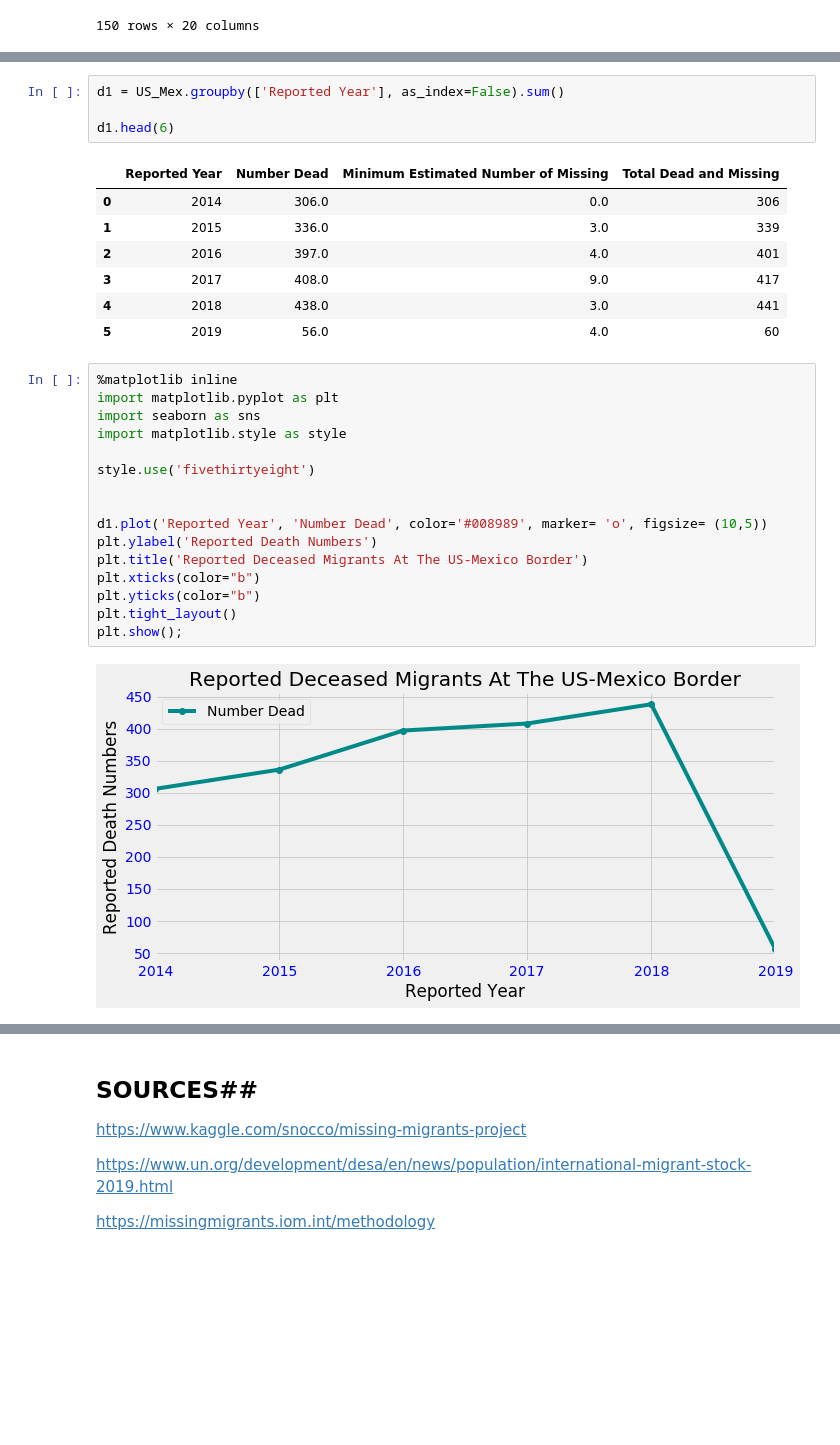
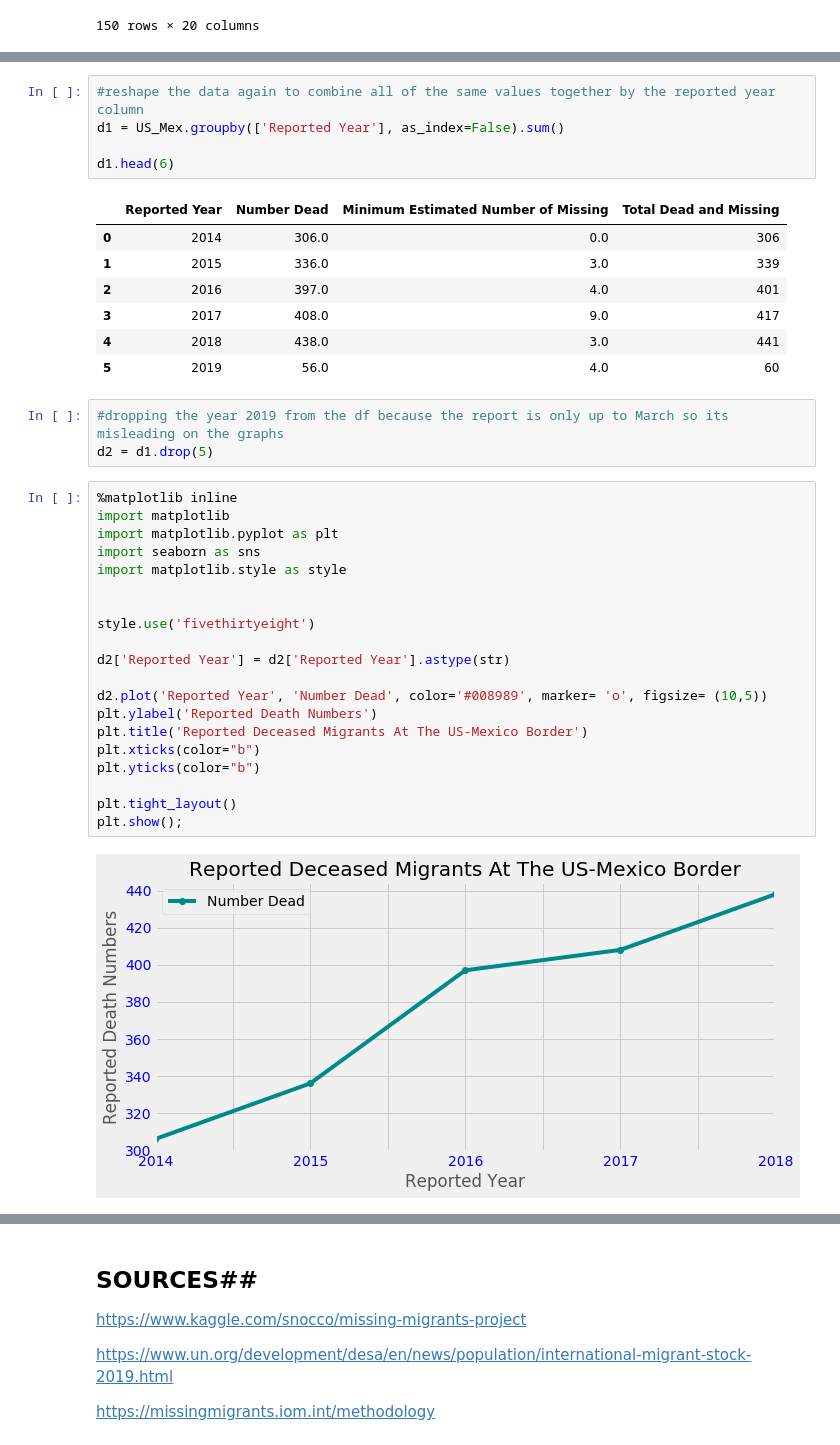
Before and after one commit to hyamynl619/Build-Projects, a Jupyter notebook: Build_1.ipynb, the cells around one changed output, grey strips where cells are left out. Drawn from its saved outputs; the diff is of its cells as text; blank space fills up the shorter version.

```diff
--- a/Build_1.ipynb
+++ b/Build_1.ipynb
@@ -93,4 +97,5 @@ US_Mex.fillna(0)
 # %%
+#reshape the data again to combine all of the same values together by the reported year column
 d1 = US_Mex.groupby(['Reported Year'], as_index=False).sum()
 
 d1.head(6)
@@ -102,24 +107,31 @@ d1.head(6)
 | 3 | 2017 | 408.0 | 9.0 | 417 |
 | 4 | 2018 | 438.0 | 3.0 | 441 |
 | 5 | 2019 | 56.0 | 4.0 | 60 |
+# %%
+#dropping the year 2019 from the df because the report is only up to March so its misleading on the graphs
+d2 = d1.drop(5)
 # %%
 %matplotlib inline
+import matplotlib
 import matplotlib.pyplot as plt
 import seaborn as sns
 import matplotlib.style as style
 
+
 style.use('fivethirtyeight')
 
+d2['Reported Year'] = d2['Reported Year'].astype(str)
 
-d1.plot('Reported Year', 'Number Dead', color='#008989', marker= 'o', figsize= (10,5))
+d2.plot('Reported Year', 'Number Dead', color='#008989', marker= 'o', figsize= (10,5))
 plt.ylabel('Reported Death Numbers')
 plt.title('Reported Deceased Migrants At The US-Mexico Border')
 plt.xticks(color="b")
 plt.yticks(color="b")
+
 plt.tight_layout()
 plt.show();
 # %% [output]
-[figure, old version]
+[figure, new version]
 # %%
 style.use('ggplot')
 
```
Also changed, not shown: parts of 7 cells of this notebook.
